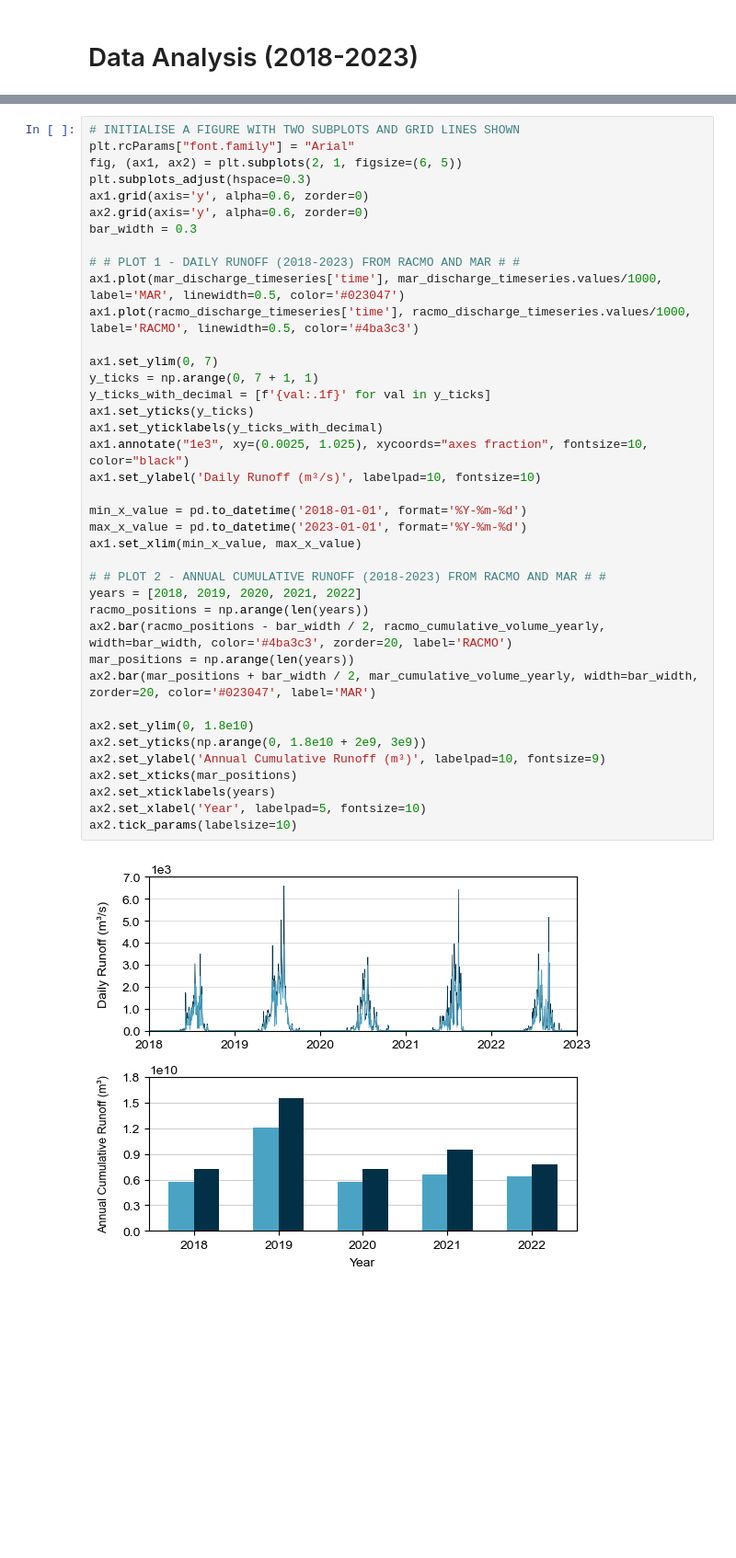
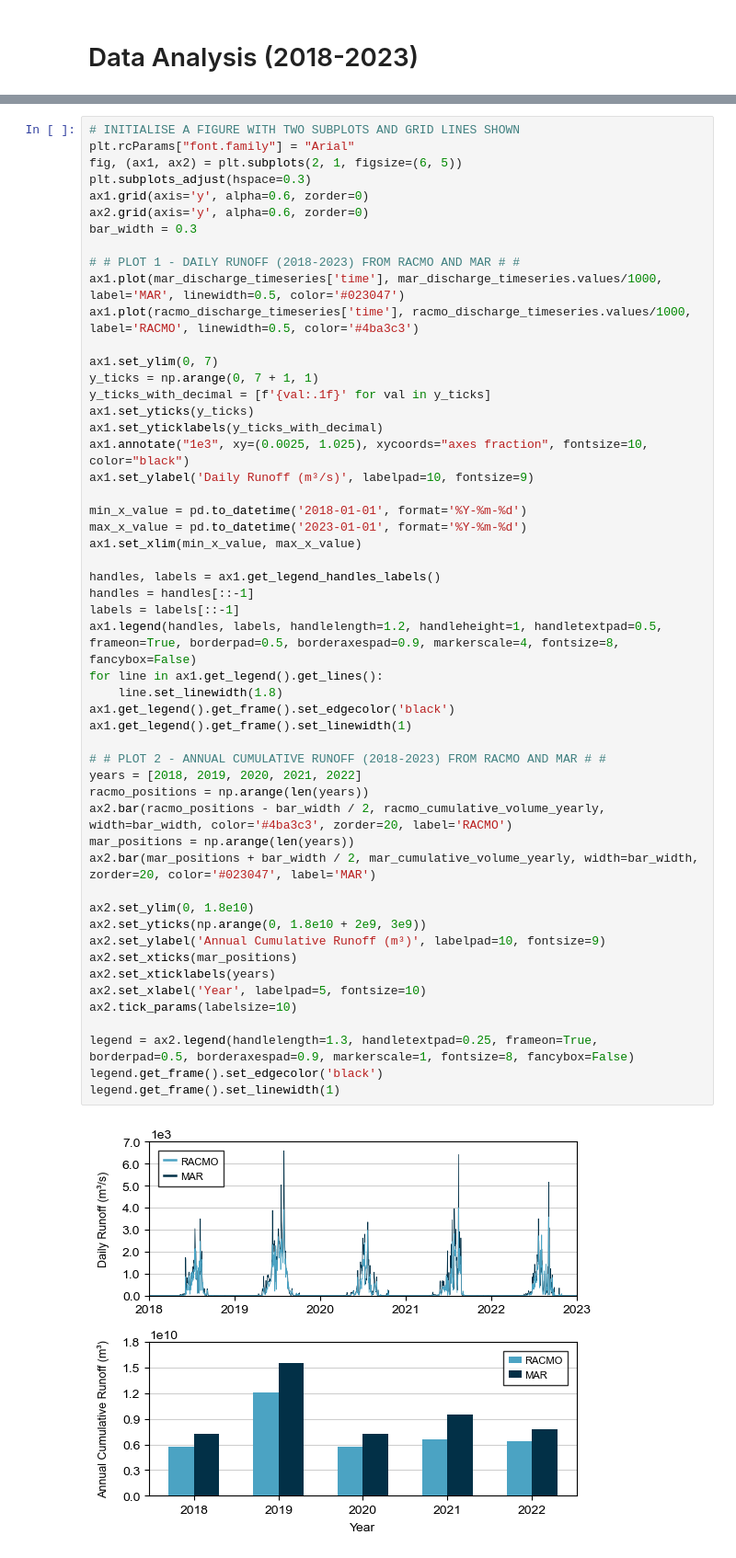
Before and after one commit to hannahpicton/jakobshavn_isbrae, a Jupyter notebook: surface_runoff.ipynb, the cells around one changed output, grey strips where cells are left out. Shown at 92% size. Saved outputs shown, nothing was run; the diff lists cells and outputs as text; blank space fills up the shorter version.

Commit message:
added legends to both subplots.

```diff
--- a/surface_runoff.ipynb
+++ b/surface_runoff.ipynb
@@ -47,32 +51,45 @@ bar_width = 0.3
 # # PLOT 1 - DAILY RUNOFF (2018-2023) FROM RACMO AND MAR # #
 ax1.plot(mar_discharge_timeseries['time'], mar_discharge_timeseries.values/1000, label='MAR', linewidth=0.5, color='#023047')
 ax1.plot(racmo_discharge_timeseries['time'], racmo_discharge_timeseries.values/1000, label='RACMO', linewidth=0.5, color='#4ba3c3')
 
 ax1.set_ylim(0, 7)
 y_ticks = np.arange(0, 7 + 1, 1)
 y_ticks_with_decimal = [f'{val:.1f}' for val in y_ticks]
 ax1.set_yticks(y_ticks)
 ax1.set_yticklabels(y_ticks_with_decimal)
 ax1.annotate("1e3", xy=(0.0025, 1.025), xycoords="axes fraction", fontsize=10, color="black")
-ax1.set_ylabel('Daily Runoff (m³/s)', labelpad=10, fontsize=10)
+ax1.set_ylabel('Daily Runoff (m³/s)', labelpad=10, fontsize=9)
 
 min_x_value = pd.to_datetime('2018-01-01', format='%Y-%m-%d')
 max_x_value = pd.to_datetime('2023-01-01', format='%Y-%m-%d')
 ax1.set_xlim(min_x_value, max_x_value)
+
+handles, labels = ax1.get_legend_handles_labels()
+handles = handles[::-1]
+labels = labels[::-1]
+ax1.legend(handles, labels, handlelength=1.2, handleheight=1, handletextpad=0.5, frameon=True, borderpad=0.5, borderaxespad=0.9, markerscale=4, fontsize=8, fancybox=False)
+for line in ax1.get_legend().get_lines():
+    line.set_linewidth(1.8)
+ax1.get_legend().get_frame().set_edgecolor('black')
+ax1.get_legend().get_frame().set_linewidth(1)
 
 # # PLOT 2 - ANNUAL CUMULATIVE RUNOFF (2018-2023) FROM RACMO AND MAR # #
 years = [2018, 2019, 2020, 2021, 2022]
 racmo_positions = np.arange(len(years))
 ax2.bar(racmo_positions - bar_width / 2, racmo_cumulative_volume_yearly, width=bar_width, color='#4ba3c3', zorder=20, label='RACMO')
 mar_positions = np.arange(len(years))
 ax2.bar(mar_positions + bar_width / 2, mar_cumulative_volume_yearly, width=bar_width, zorder=20, color='#023047', label='MAR')
 
 ax2.set_ylim(0, 1.8e10)
 ax2.set_yticks(np.arange(0, 1.8e10 + 2e9, 3e9))
 ax2.set_ylabel('Annual Cumulative Runoff (m³)', labelpad=10, fontsize=9)
 ax2.set_xticks(mar_positions)
 ax2.set_xticklabels(years)
 ax2.set_xlabel('Year', labelpad=5, fontsize=10)
 ax2.tick_params(labelsize=10)
+
+legend = ax2.legend(handlelength=1.3, handletextpad=0.25, frameon=True, borderpad=0.5, borderaxespad=0.9, markerscale=1, fontsize=8, fancybox=False)
+legend.get_frame().set_edgecolor('black')
+legend.get_frame().set_linewidth(1)
 # %% [output]
-[figure, old version]
+[figure, new version]
```
Also changed, not shown: parts of 3 cells of this notebook.
